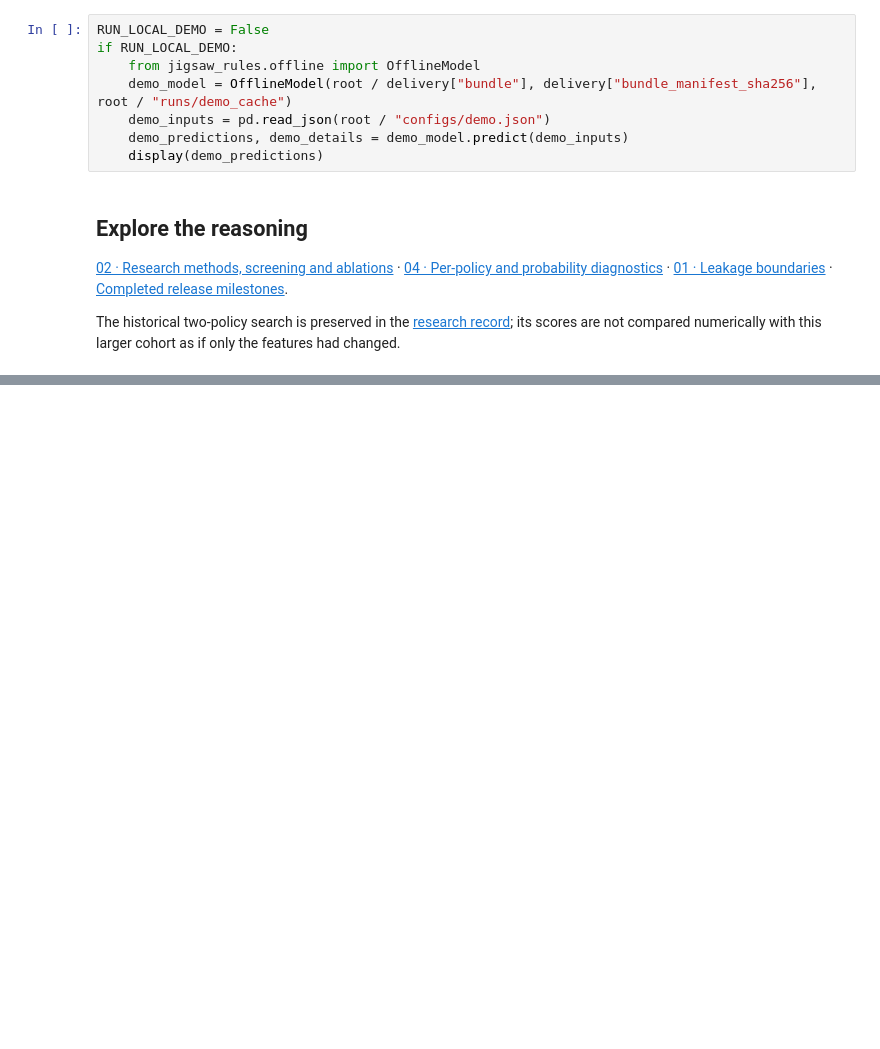
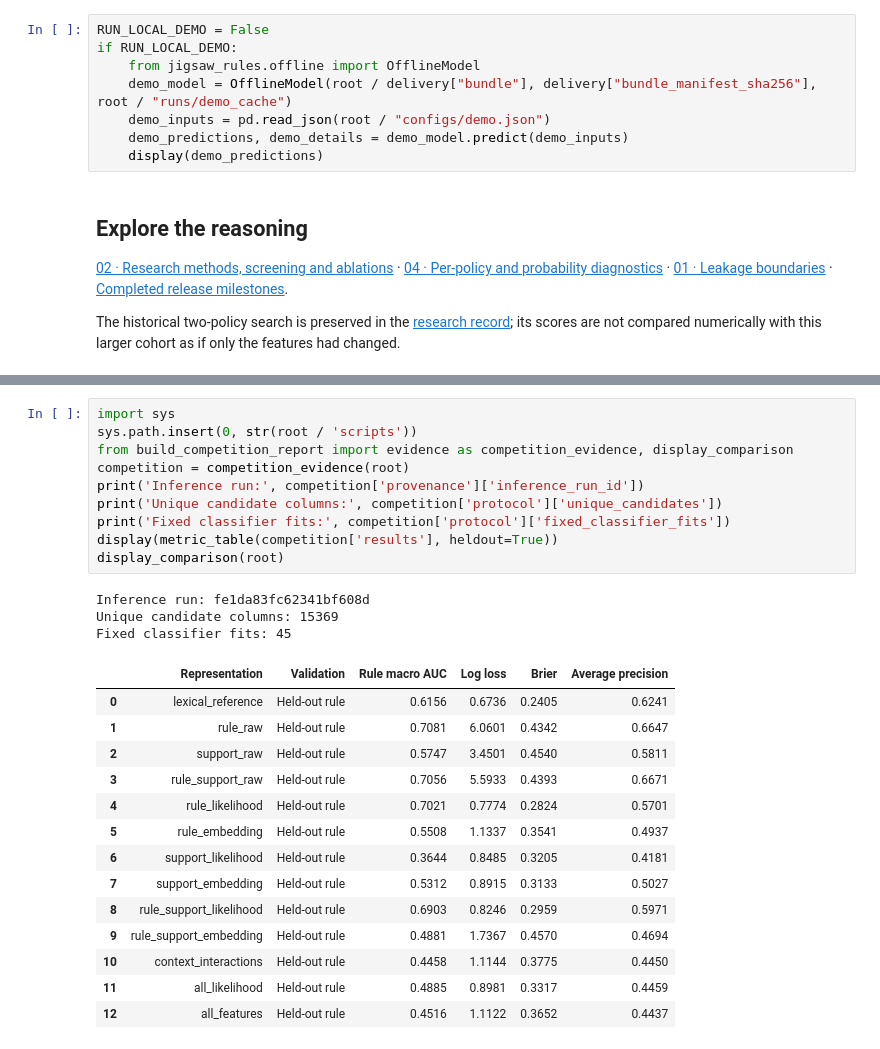
Before and after one commit to alvaromendizabal/jigsaw-rule-classifier, a Jupyter notebook: notebooks/03_saved_results.ipynb, the cells around one changed output, grey strips where cells are left out. Drawn from its saved outputs; the diff is of its cells as text; blank space fills up the shorter version.

```diff
--- a/notebooks/03_saved_results.ipynb
+++ b/notebooks/03_saved_results.ipynb
@@ -221,0 +228,28 @@ The historical two-policy search is preserved in the [research record](../docs/F
+# %%
+import sys
+sys.path.insert(0, str(root / 'scripts'))
+from build_competition_report import evidence as competition_evidence, display_comparison
+competition = competition_evidence(root)
+print('Inference run:', competition['provenance']['inference_run_id'])
+print('Unique candidate columns:', competition['protocol']['unique_candidates'])
+print('Fixed classifier fits:', competition['protocol']['fixed_classifier_fits'])
+display(metric_table(competition['results'], heldout=True))
+display_comparison(root)
+# %% [output]
+Inference run: fe1da83fc62341bf608d
+Unique candidate columns: 15369
+Fixed classifier fits: 45
+|  | Representation | Validation | Rule macro AUC | Log loss | Brier | Average precision |
+| 0 | lexical_reference | Held-out rule | 0.6156 | 0.6736 | 0.2405 | 0.6241 |
+| 1 | rule_raw | Held-out rule | 0.7081 | 6.0601 | 0.4342 | 0.6647 |
+| 2 | support_raw | Held-out rule | 0.5747 | 3.4501 | 0.4540 | 0.5811 |
+| 3 | rule_support_raw | Held-out rule | 0.7056 | 5.5933 | 0.4393 | 0.6671 |
+| 4 | rule_likelihood | Held-out rule | 0.7021 | 0.7774 | 0.2824 | 0.5701 |
+| 5 | rule_embedding | Held-out rule | 0.5508 | 1.1337 | 0.3541 | 0.4937 |
+| 6 | support_likelihood | Held-out rule | 0.3644 | 0.8485 | 0.3205 | 0.4181 |
+| 7 | support_embedding | Held-out rule | 0.5312 | 0.8915 | 0.3133 | 0.5027 |
+| 8 | rule_support_likelihood | Held-out rule | 0.6903 | 0.8246 | 0.2959 | 0.5971 |
+| 9 | rule_support_embedding | Held-out rule | 0.4881 | 1.7367 | 0.4570 | 0.4694 |
+| 10 | context_interactions | Held-out rule | 0.4458 | 1.1144 | 0.3775 | 0.4450 |
+| 11 | all_likelihood | Held-out rule | 0.4885 | 0.8981 | 0.3317 | 0.4459 |
+| 12 | all_features | Held-out rule | 0.4516 | 1.1122 | 0.3652 | 0.4437 |
```
Also changed, not shown: parts of 8 cells of this notebook, 34 other files.
